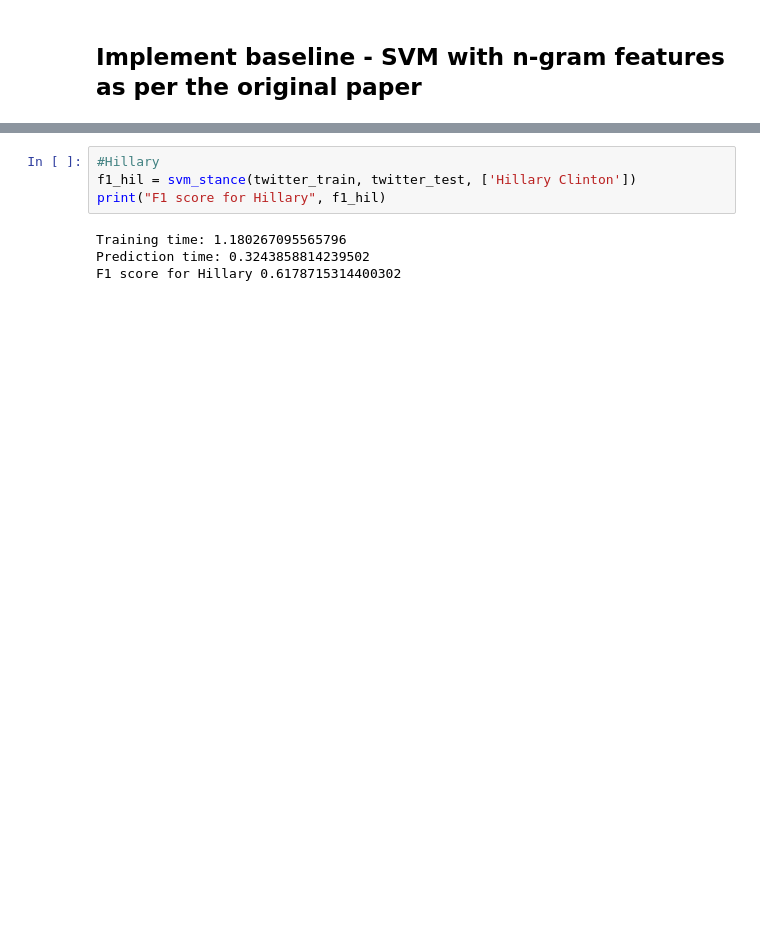
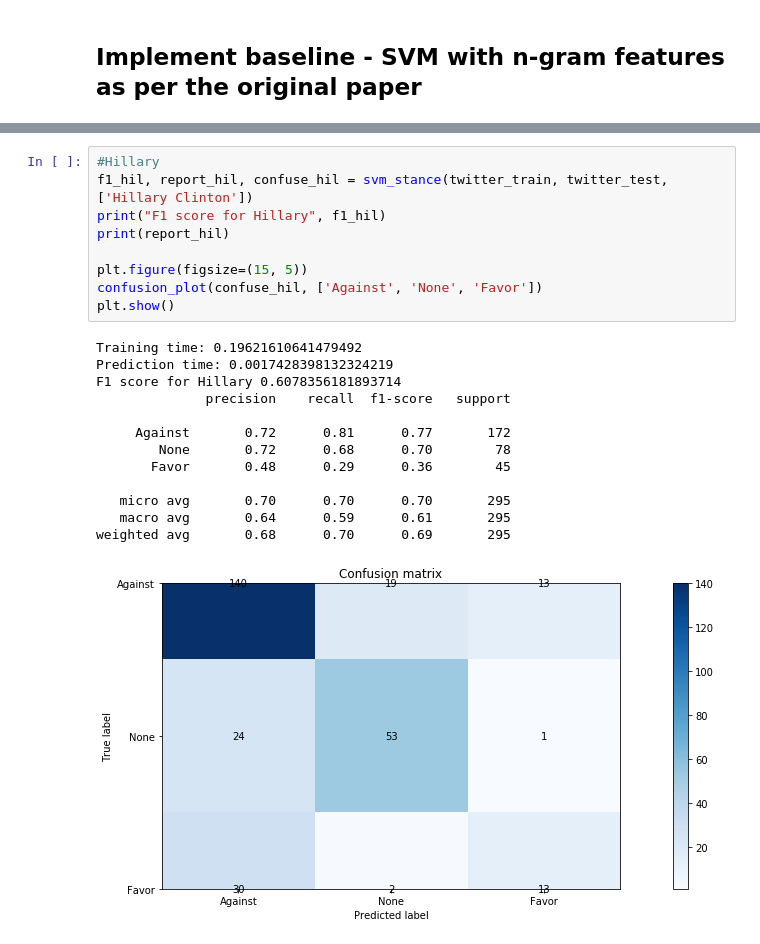
Before and after one commit to timspit/w266_final_project, a Jupyter notebook: baseline_implementation V2.ipynb, the cells around one changed output, grey strips where cells are left out. Drawn from its saved outputs; the diff is of its cells as text; blank space fills up the shorter version.

```diff
--- a/baseline_implementation V2.ipynb
+++ b/baseline_implementation V2.ipynb
@@ -133,10 +179,25 @@ F1 score for atheism: 0.5680704546253422
 # %%
 #Hillary
-f1_hil = svm_stance(twitter_train, twitter_test, ['Hillary Clinton'])
+f1_hil, report_hil, confuse_hil = svm_stance(twitter_train, twitter_test, ['Hillary Clinton'])
 print("F1 score for Hillary", f1_hil)
+print(report_hil)
+
+plt.figure(figsize=(15, 5))
+confusion_plot(confuse_hil, ['Against', 'None', 'Favor'])
+plt.show()
 # %% [output]
-Training time: 1.180267095565796
-Prediction time: 0.3243858814239502
-F1 score for Hillary 0.6178715314400302
+Training time: 0.19621610641479492
+Prediction time: 0.0017428398132324219
+F1 score for Hillary 0.6078356181893714
+              precision    recall  f1-score   support
+
+     Against       0.72      0.81      0.77       172
+        None       0.72      0.68      0.70        78
+       Favor       0.48      0.29      0.36        45
+
+   micro avg       0.70      0.70      0.70       295
+   macro avg       0.64      0.59      0.61       295
+weighted avg       0.68      0.70      0.69       295
+[figure, added]
 # %%
 #Abortion
```
Also changed, not shown: parts of 9 cells of this notebook, 1 other file.
